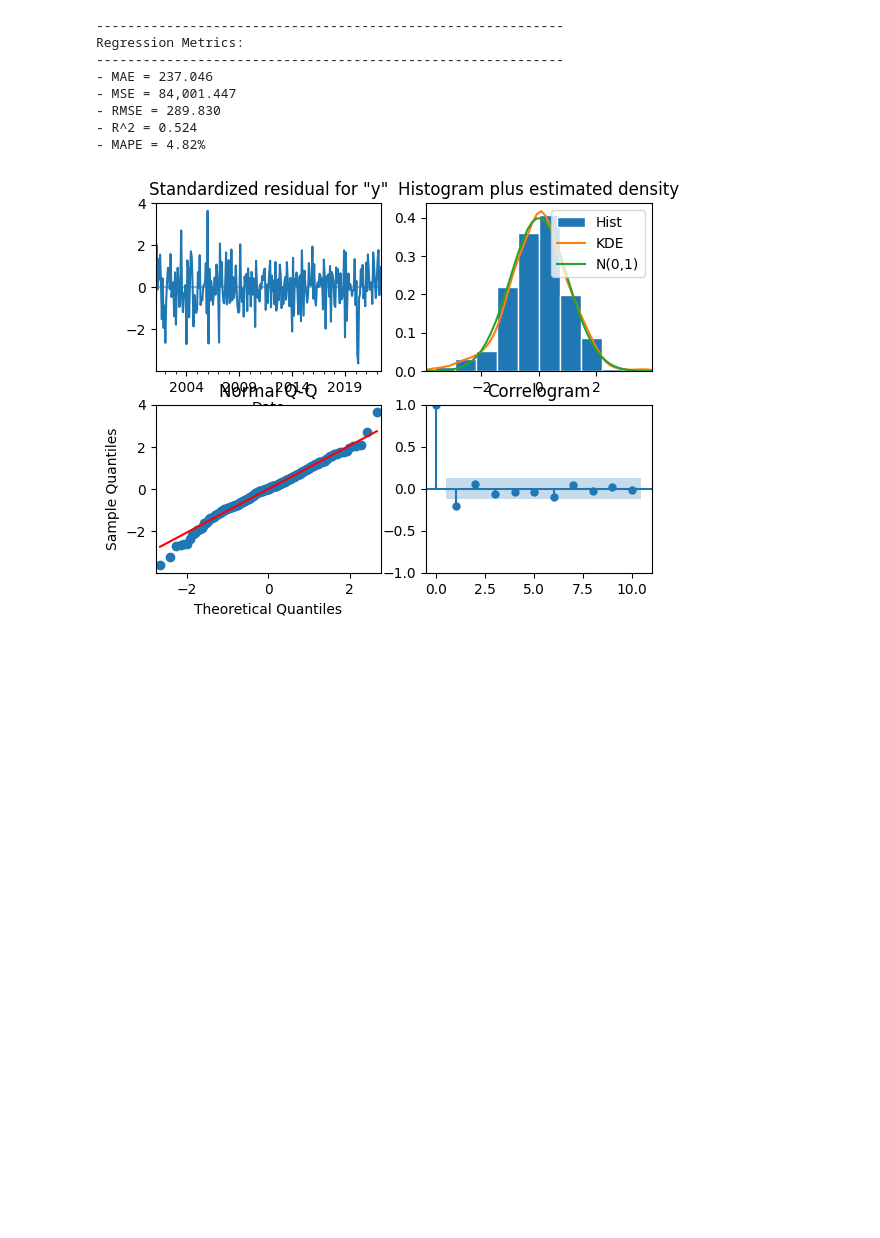
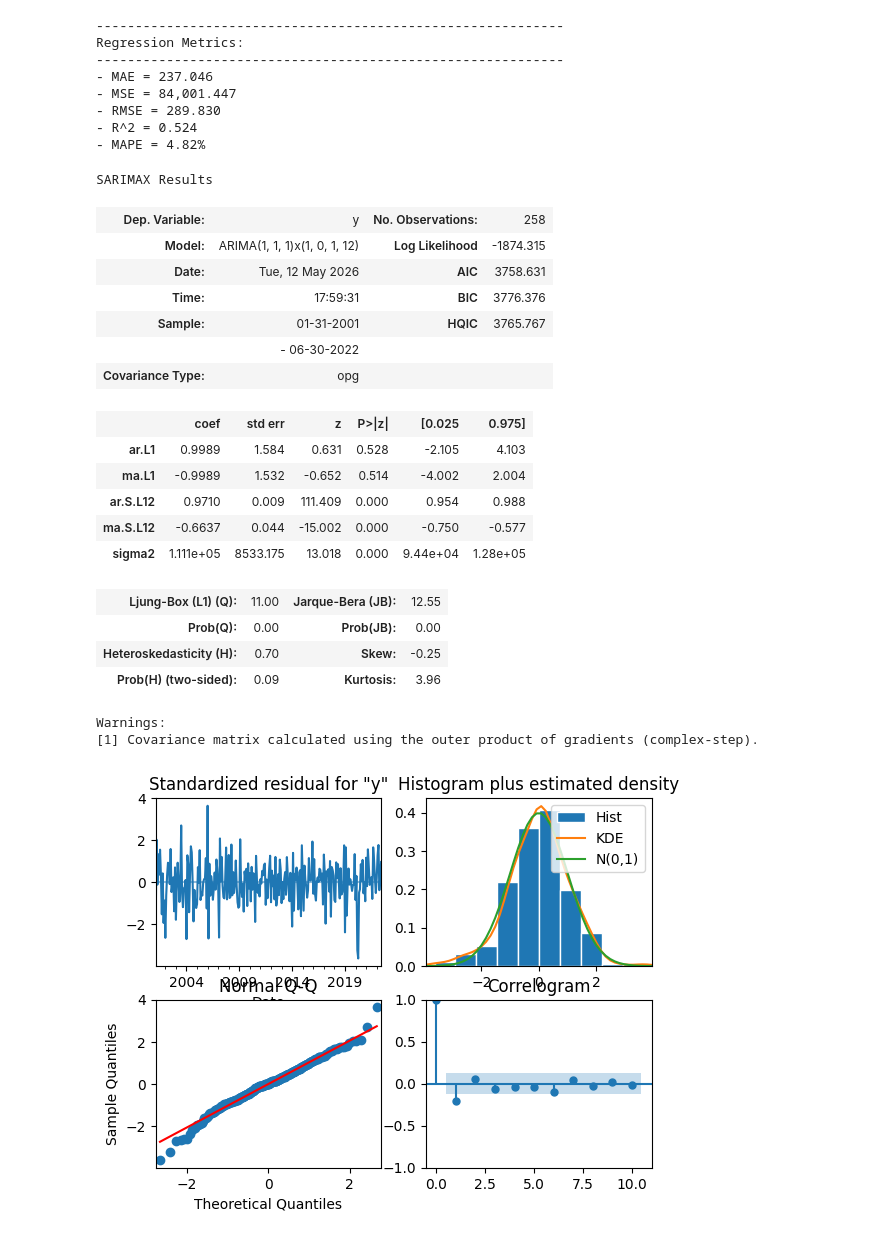
Before and after one commit to Hibashanti/Time-Series-Analysis, a Jupyter notebook: Chicago_Crimes_Core.ipynb, the cells around one changed output. Saved outputs shown, nothing was run; the diff lists cells and outputs as text; code cells hidden in the pictures; blank space fills up the shorter version.

```diff
--- a/Chicago_Crimes_Core.ipynb
+++ b/Chicago_Crimes_Core.ipynb
@@ -644,6 +644,29 @@ Regression Metrics:
 - RMSE = 289.830
 - R^2 = 0.524
 - MAPE = 4.82%
+# %%
+sarima.summary()
+# %% [output]
+SARIMAX Results
+| Dep. Variable: | y | No. Observations: | 258 |
+| Model: | ARIMA(1, 1, 1)x(1, 0, 1, 12) | Log Likelihood | -1874.315 |
+| Date: | Tue, 12 May 2026 | AIC | 3758.631 |
+| Time: | 17:59:31 | BIC | 3776.376 |
+| Sample: | 01-31-2001 | HQIC | 3765.767 |
+|  | - 06-30-2022 |  |  |
+| Covariance Type: | opg |  |  |
+|  | coef | std err | z | P>|z| | [0.025 | 0.975] |
+| ar.L1 | 0.9989 | 1.584 | 0.631 | 0.528 | -2.105 | 4.103 |
+| ma.L1 | -0.9989 | 1.532 | -0.652 | 0.514 | -4.002 | 2.004 |
+| ar.S.L12 | 0.9710 | 0.009 | 111.409 | 0.000 | 0.954 | 0.988 |
+| ma.S.L12 | -0.6637 | 0.044 | -15.002 | 0.000 | -0.750 | -0.577 |
+| sigma2 | 1.111e+05 | 8533.175 | 13.018 | 0.000 | 9.44e+04 | 1.28e+05 |
+| Ljung-Box (L1) (Q): | 11.00 | Jarque-Bera (JB): | 12.55 |
+| Prob(Q): | 0.00 | Prob(JB): | 0.00 |
+| Heteroskedasticity (H): | 0.70 | Skew: | -0.25 |
+| Prob(H) (two-sided): | 0.09 | Kurtosis: | 3.96 |
+Warnings:
+[1] Covariance matrix calculated using the outer product of gradients (complex-step).
 # %%
 # Display the dignositics of the data
 fig=sarima.plot_diagnostics()
```
Also changed, not shown: parts of 11 cells of this notebook.
